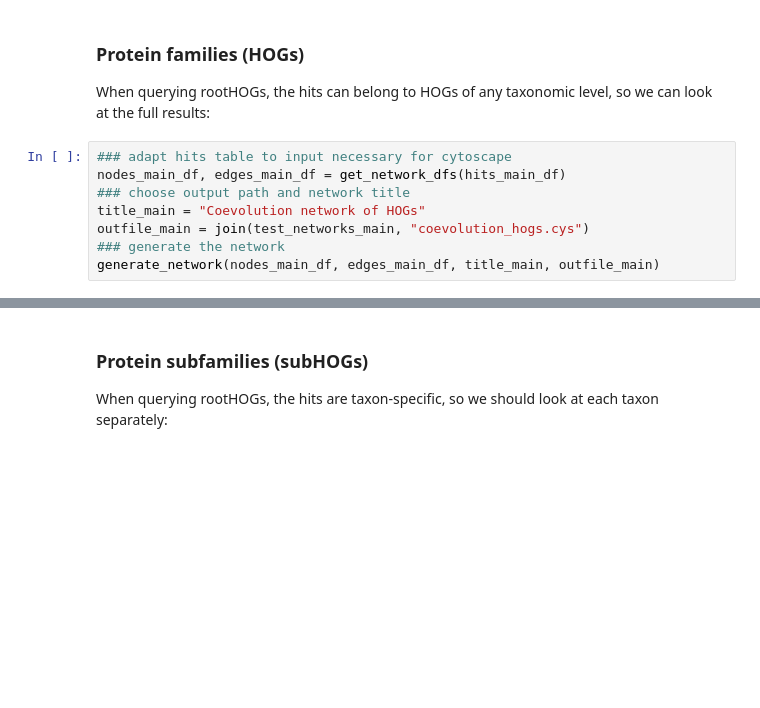
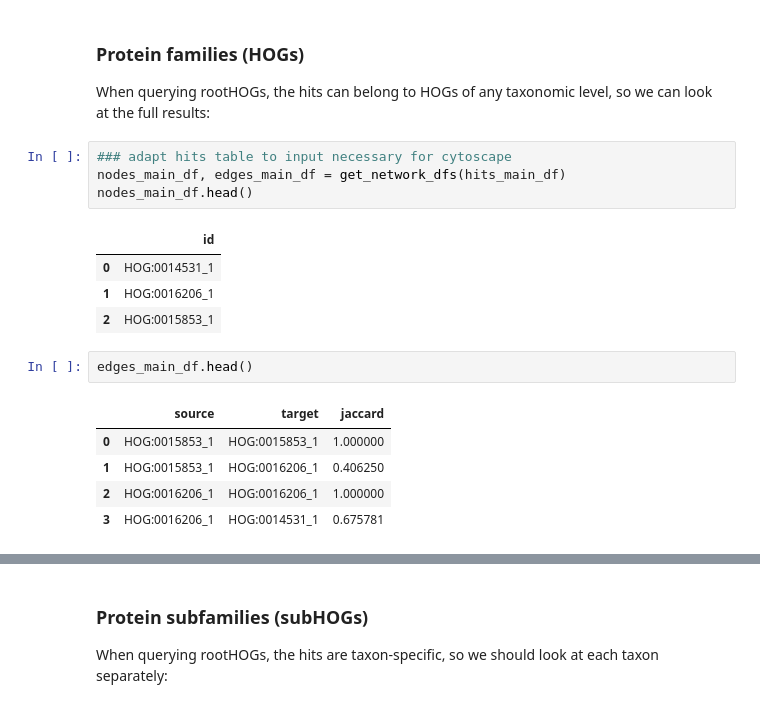
Before and after one commit to DessimozLab/HogProf, a Jupyter notebook: notebooks/Tutorial.ipynb, the cells around one changed output, grey strips where cells are left out. Cells and saved outputs as stored; diff of their text form; blank space fills up the shorter version.

```diff
--- a/notebooks/Tutorial.ipynb
+++ b/notebooks/Tutorial.ipynb
@@ -462,8 +513,17 @@ When querying rootHOGs, the hits can belong to HOGs of any taxonomic level, so w
 # %%
 ### adapt hits table to input necessary for cytoscape
 nodes_main_df, edges_main_df = get_network_dfs(hits_main_df)
-### choose output path and network title
-title_main = "Coevolution network of HOGs"
-outfile_main = join(test_networks_main, "coevolution_hogs.cys")
-### generate the network
-generate_network(nodes_main_df, edges_main_df, title_main, outfile_main)
+nodes_main_df.head()
+# %% [output]
+|  | id |
+| 0 | HOG:0014531_1 |
+| 1 | HOG:0016206_1 |
+| 2 | HOG:0015853_1 |
+# %%
+edges_main_df.head()
+# %% [output]
+|  | source | target | jaccard |
+| 0 | HOG:0015853_1 | HOG:0015853_1 | 1.000000 |
+| 1 | HOG:0015853_1 | HOG:0016206_1 | 0.406250 |
+| 2 | HOG:0016206_1 | HOG:0016206_1 | 1.000000 |
+| 3 | HOG:0016206_1 | HOG:0014531_1 | 0.675781 |
```
Also changed, not shown: parts of 13 cells of this notebook.
